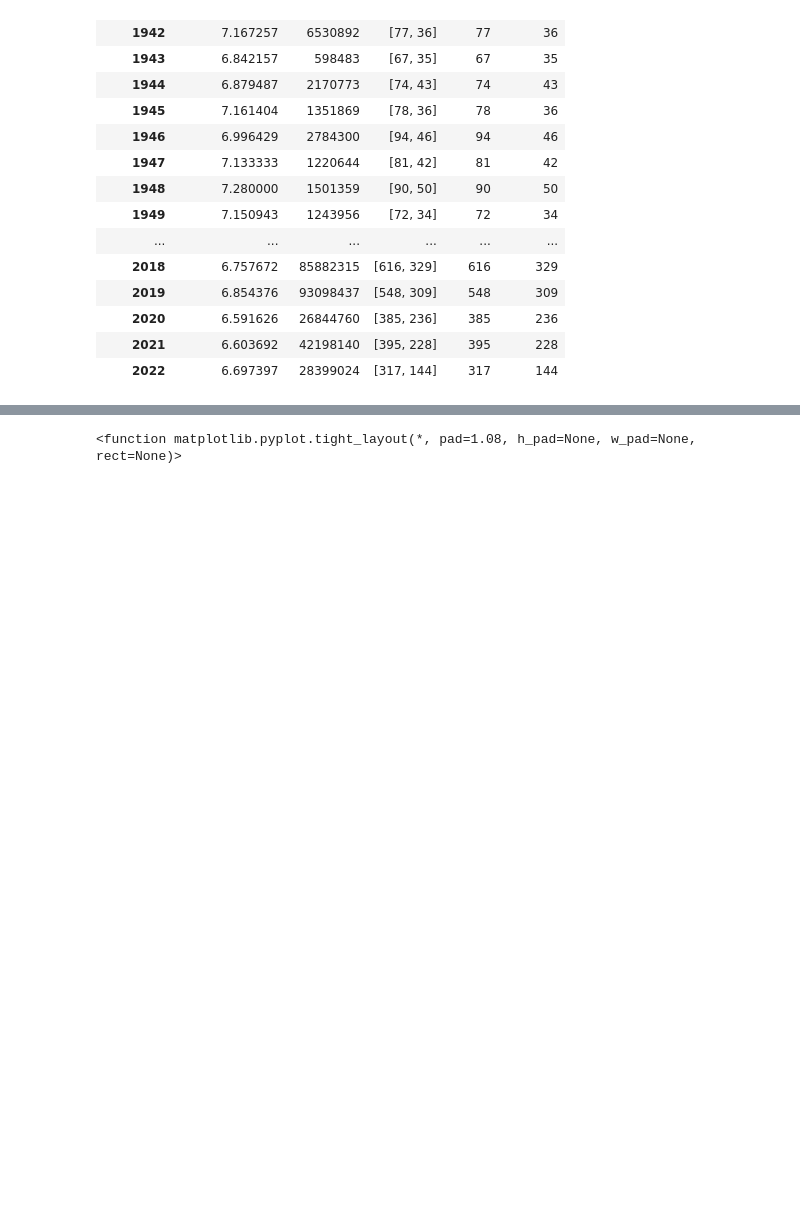
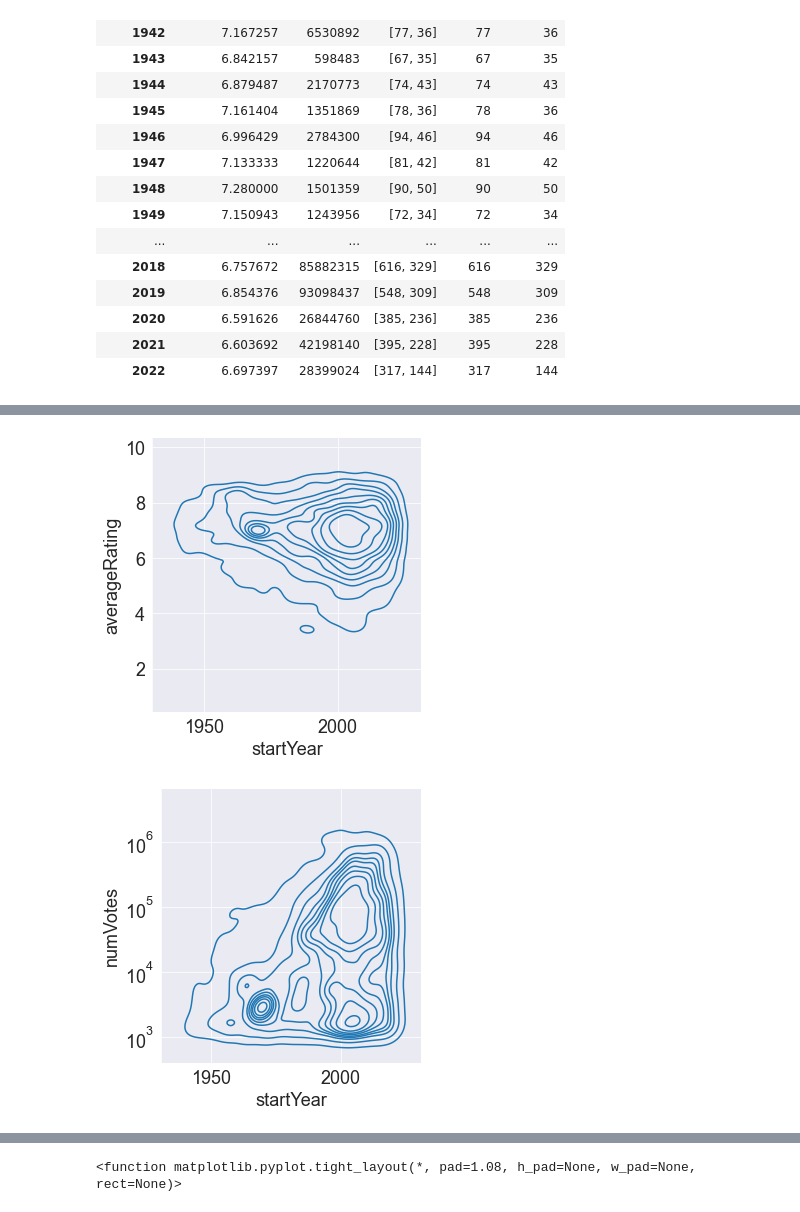
Before and after one commit to Lozzio99/Madness, a Jupyter notebook: MadEda.ipynb, the cells around one changed output, grey strips where cells are left out. Saved outputs shown, nothing was run; the diff lists cells and outputs as text; code cells hidden in the pictures; blank space fills up the shorter version.

```diff
--- a/MadEda.ipynb
+++ b/MadEda.ipynb
@@ -71,0 +107,7 @@ sns.relplot(x='startYear', y='averageRating', data=byYear, kind='line')
+# %%
+sns.displot(x='startYear', y='averageRating', data=db, kind="kde")
+sns.displot(db, x='startYear', y='numVotes', kind='kde', log_scale=(False,True))
+plt.show()
+# %% [output]
+[figure, added]
+[figure, added]
```
Also changed, not shown: parts of 52 cells of this notebook, 2 other files.
